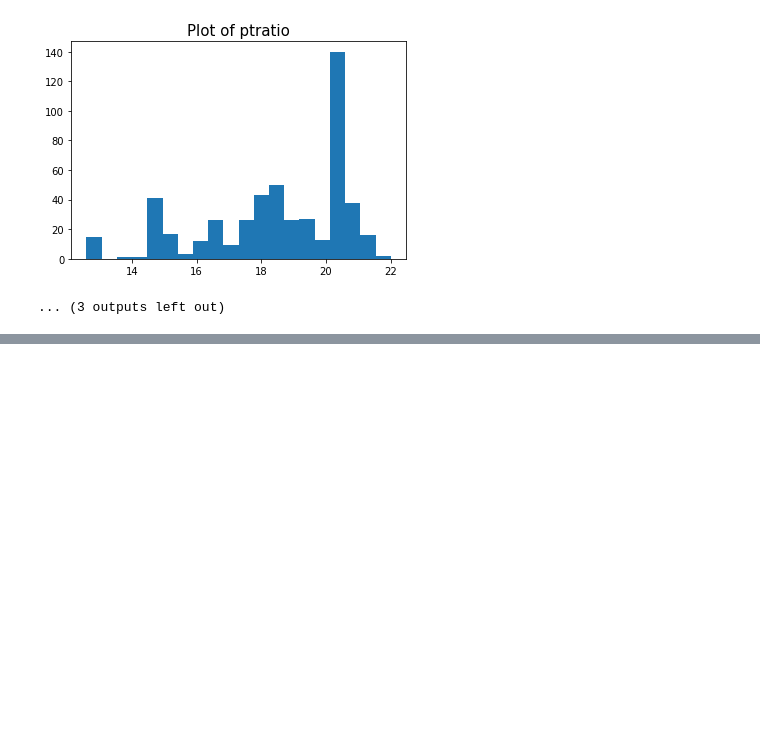
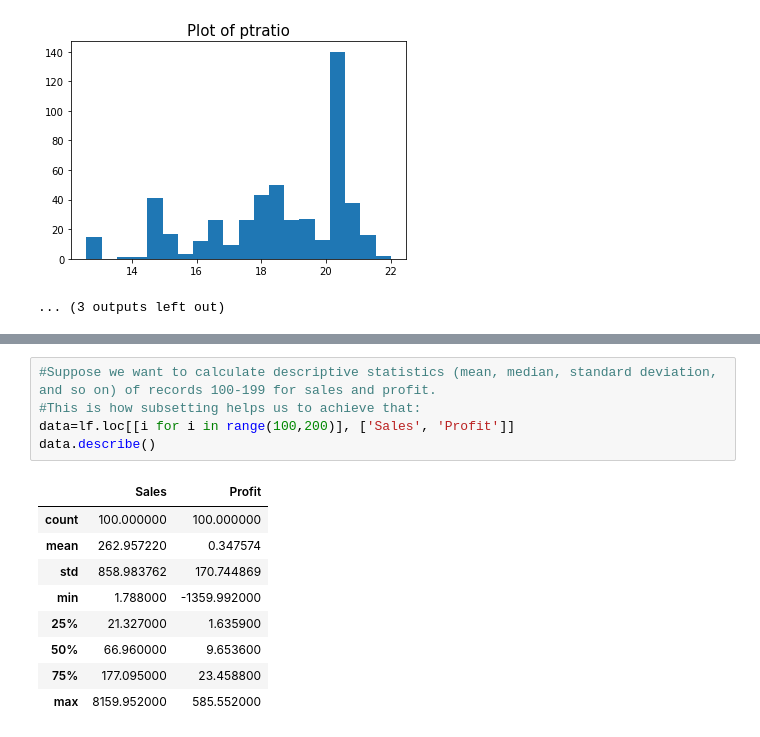
Before and after one commit to heenashree/DataAnalytics, a Jupyter notebook: pandas and numpy/Dataframe and Series.ipynb, the cells around one changed output, grey strips where cells are left out. Drawn from its saved outputs; the diff is of its cells as text; blank space fills up the shorter version.

```diff
--- a/pandas and numpy/Dataframe and Series.ipynb
+++ b/pandas and numpy/Dataframe and Series.ipynb
@@ -335,0 +391,15 @@ for c in df.columns:
+# %%
+#Suppose we want to calculate descriptive statistics (mean, median, standard deviation, and so on) of records 100-199 for sales and profit.
+#This is how subsetting helps us to achieve that:
+data=lf.loc[[i for i in range(100,200)], ['Sales', 'Profit']]
+data.describe()
+# %% [output]
+|  | Sales | Profit |
+| count | 100.000000 | 100.000000 |
+| mean | 262.957220 | 0.347574 |
+| std | 858.983762 | 170.744869 |
+| min | 1.788000 | -1359.992000 |
+| 25% | 21.327000 | 1.635900 |
+| 50% | 66.960000 | 9.653600 |
+| 75% | 177.095000 | 23.458800 |
+| max | 8159.952000 | 585.552000 |
```
Also changed, not shown: parts of 5 cells of this notebook, 2 other files.
